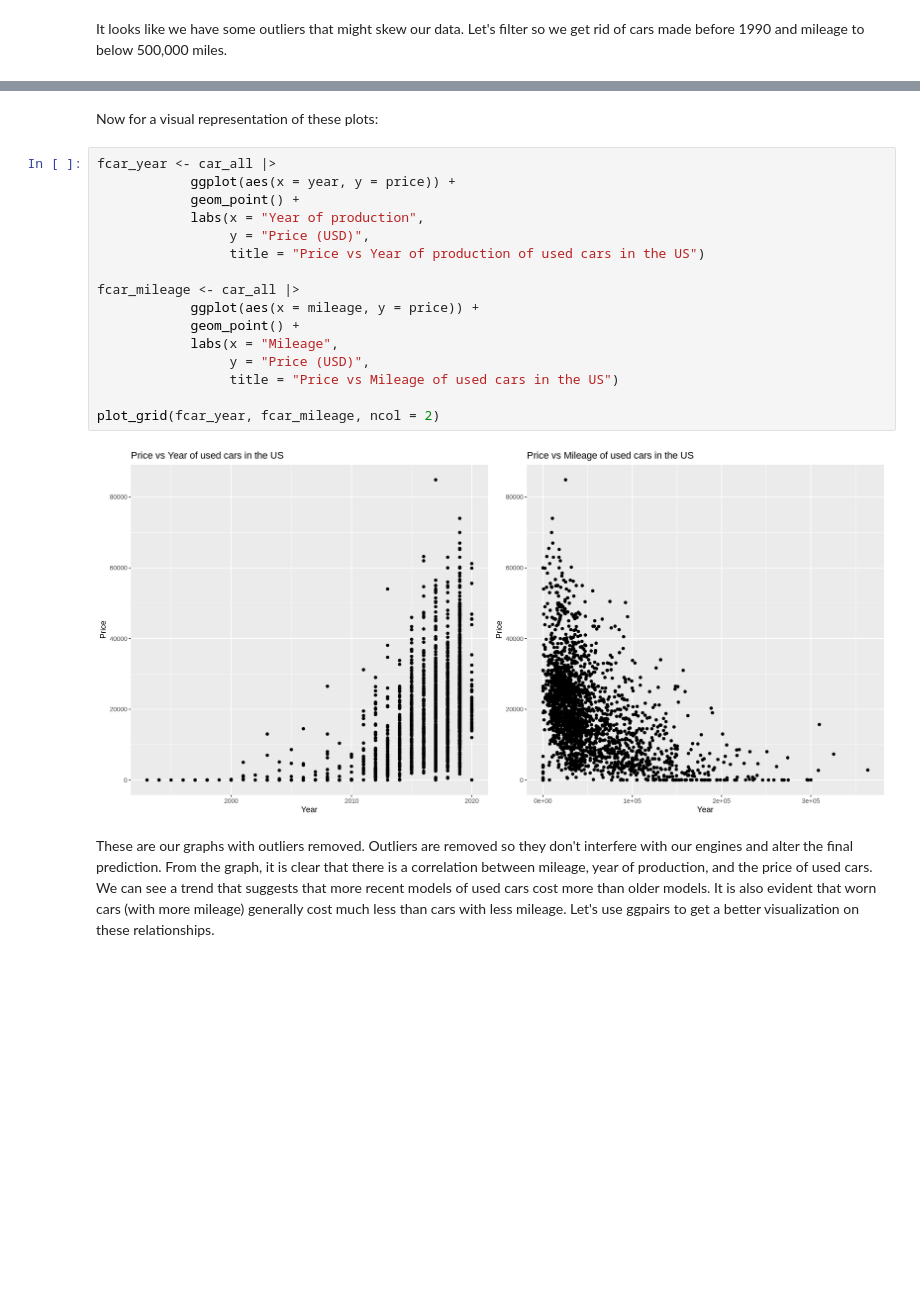
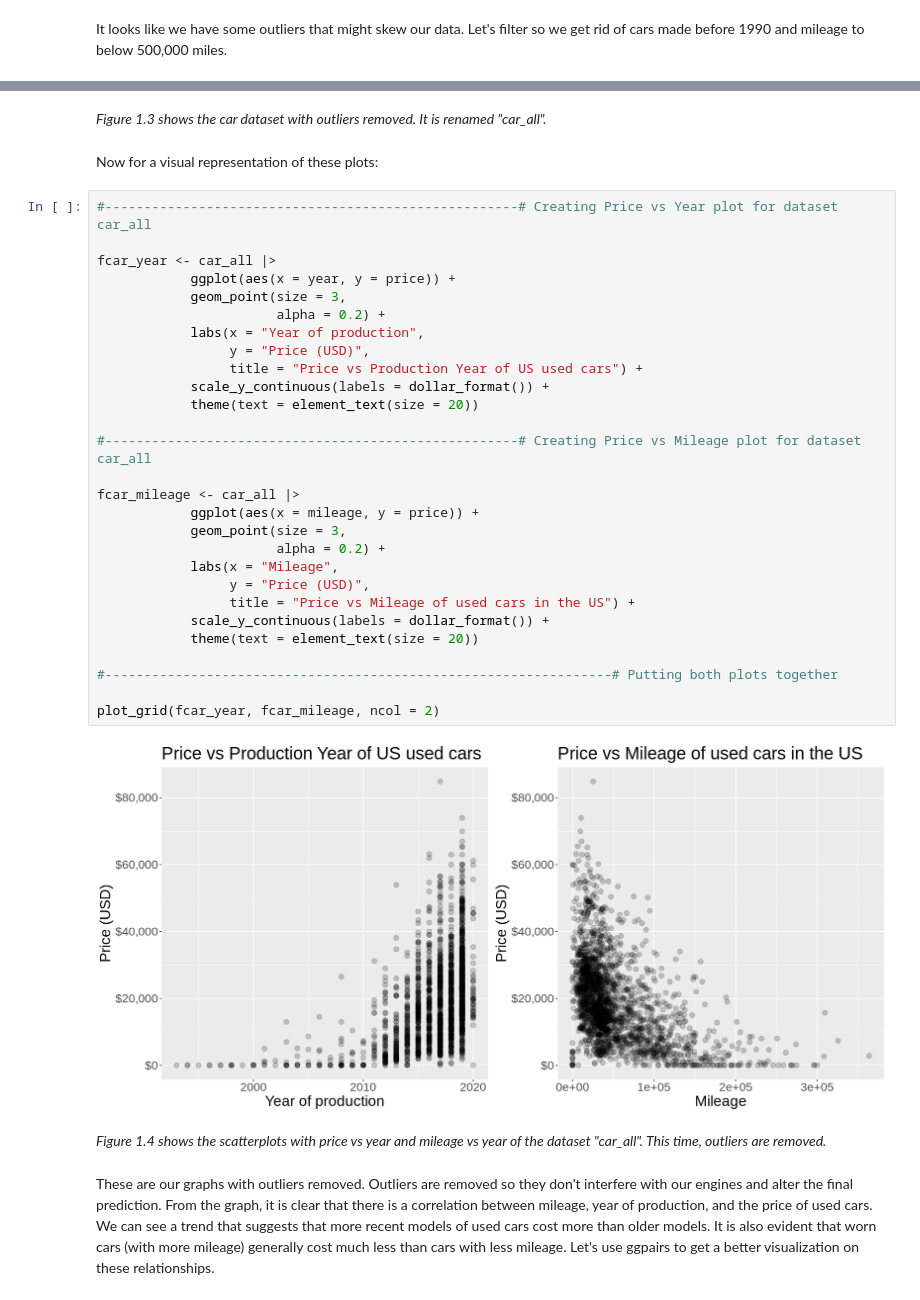
Before and after one commit to zhtgeneral/Group-30-Official, a Jupyter notebook: Group 30 Project.ipynb, the cells around one changed output, grey strips where cells are left out. Saved outputs shown, nothing was run; the diff lists cells and outputs as text; blank space fills up the shorter version.

```diff
--- a/Group 30 Project.ipynb
+++ b/Group 30 Project.ipynb
@@ -143,26 +167,42 @@ A tibble: 2492 × 3
 | 9200 | 2018 | 31594 |
 | 9200 | 2018 | 32557 |
 | 9200 | 2018 | 31371 |
+# %% [markdown]
+*Figure 1.3 shows the car dataset with outliers removed. It is renamed "car_all".*
 # %% [markdown]
 Now for a visual representation of these plots:
 # %%
+#-----------------------------------------------------# Creating Price vs Year plot for dataset car_all
+
 fcar_year <- car_all |>
             ggplot(aes(x = year, y = price)) +
-            geom_point() +
+            geom_point(size = 3,
+                       alpha = 0.2) +
             labs(x = "Year of production",
                  y = "Price (USD)",
-                 title = "Price vs Year of production of used cars in the US")
+                 title = "Price vs Production Year of US used cars") +
+            scale_y_continuous(labels = dollar_format()) +
+            theme(text = element_text(size = 20))
+
+#-----------------------------------------------------# Creating Price vs Mileage plot for dataset car_all
 
 fcar_mileage <- car_all |>
             ggplot(aes(x = mileage, y = price)) +
-            geom_point() +
+            geom_point(size = 3,
+                       alpha = 0.2) +
             labs(x = "Mileage",
                  y = "Price (USD)",
-                 title = "Price vs Mileage of used cars in the US")
+                 title = "Price vs Mileage of used cars in the US") +
+            scale_y_continuous(labels = dollar_format()) +
+            theme(text = element_text(size = 20))
+
+#-----------------------------------------------------------------# Putting both plots together
 
 plot_grid(fcar_year, fcar_mileage, ncol = 2)
 # %% [output]
-[figure, old version]
+[figure, new version]
+# %% [markdown]
+*Figure 1.4 shows the scatterplots with price vs year and mileage vs year of the dataset "car_all". This time, outliers are removed.*
 # %% [markdown]
 These are our graphs with outliers removed. Outliers are removed so they don't interfere with our engines and alter the final prediction. From the graph, it is clear that there is a correlation between mileage, year of production, and the price of used cars. We can see a trend that suggests that more recent models of used cars cost more than older models. It is also evident that worn cars (with more mileage) generally cost much less than cars with less mileage. Let's use ggpairs to get a better visualization on these relationships.
 # %%
```
Also changed, not shown: parts of 18 cells of this notebook.
